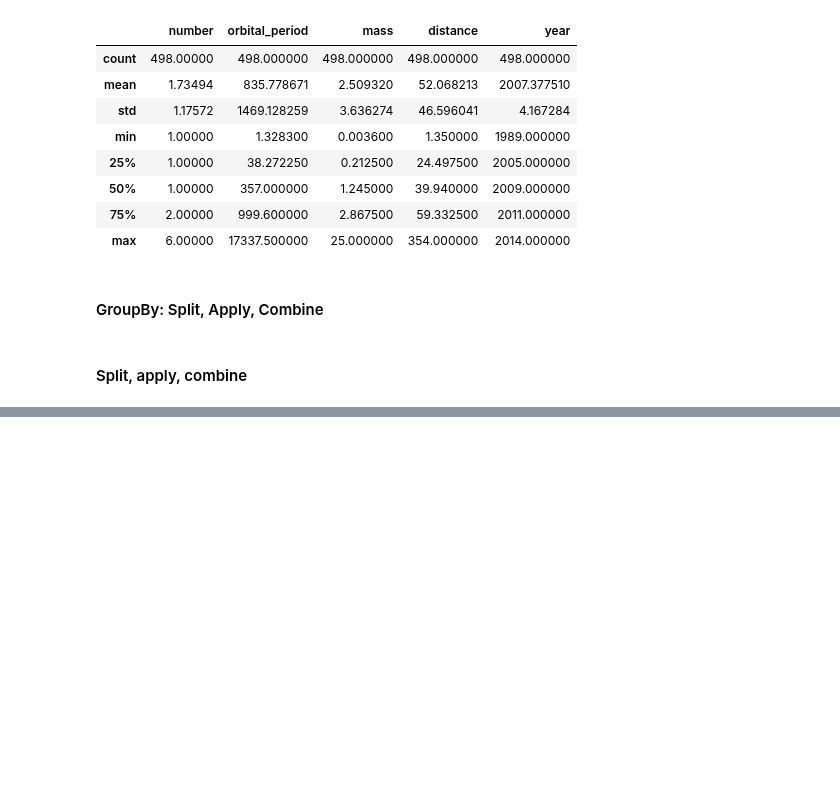
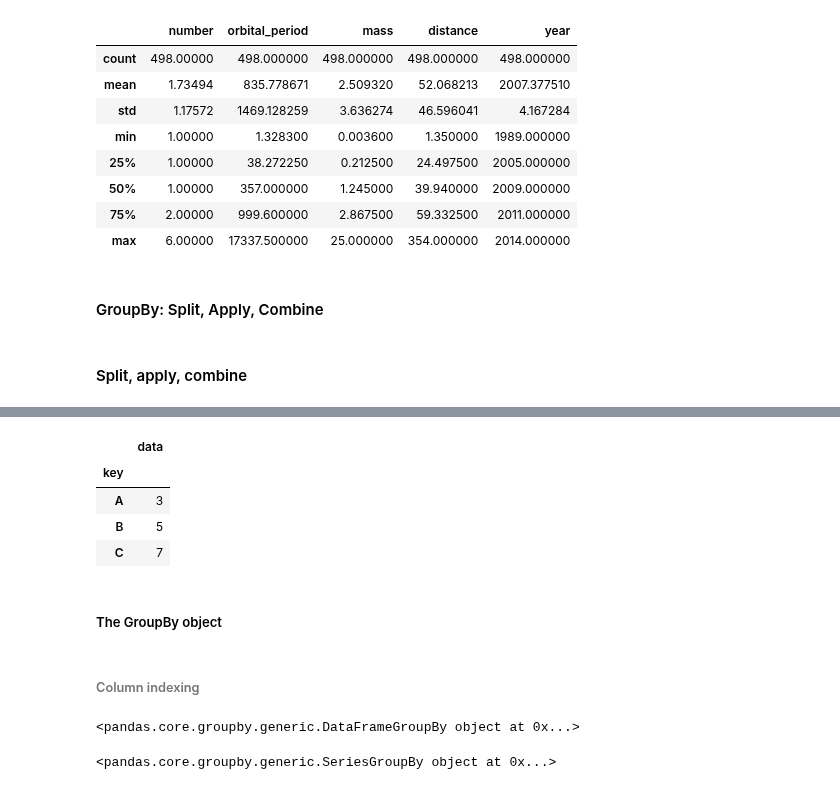
Before and after one commit to OxwardInc/Industrial-Training, a Jupyter notebook: Assignment/Week 16/pandas book.ipynb, the cells around one changed output, grey strips where cells are left out. Drawn from its saved outputs; the diff is of its cells as text; code cells hidden in the pictures; blank space fills up the shorter version.

```diff
--- a/Assignment/Week 16/pandas book.ipynb
+++ b/Assignment/Week 16/pandas book.ipynb
@@ -2155,0 +2172,20 @@ planets.dropna().describe()
+# %%
+df.groupby('key').sum()
+# %% [output]
+|  | data |
+| key |  |
+| A | 3 |
+| B | 5 |
+| C | 7 |
+# %% [markdown]
+##### The GroupBy object
+# %% [markdown]
+###### Column indexing
+# %%
+planets.groupby('method')
+# %% [output]
+<pandas.core.groupby.generic.DataFrameGroupBy object at 0x...>
+# %%
+planets.groupby('method')['orbital_period']
+# %% [output]
+<pandas.core.groupby.generic.SeriesGroupBy object at 0x...>
```
Also changed, not shown: parts of 5 cells of this notebook, 5 other files.
